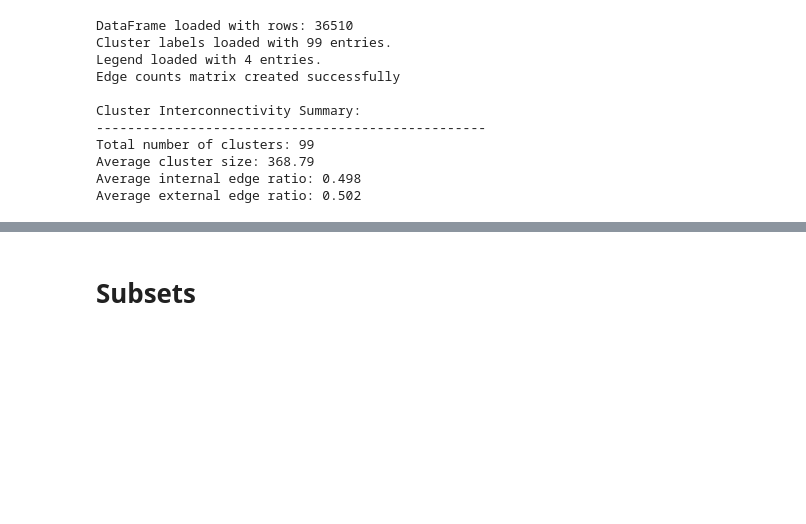
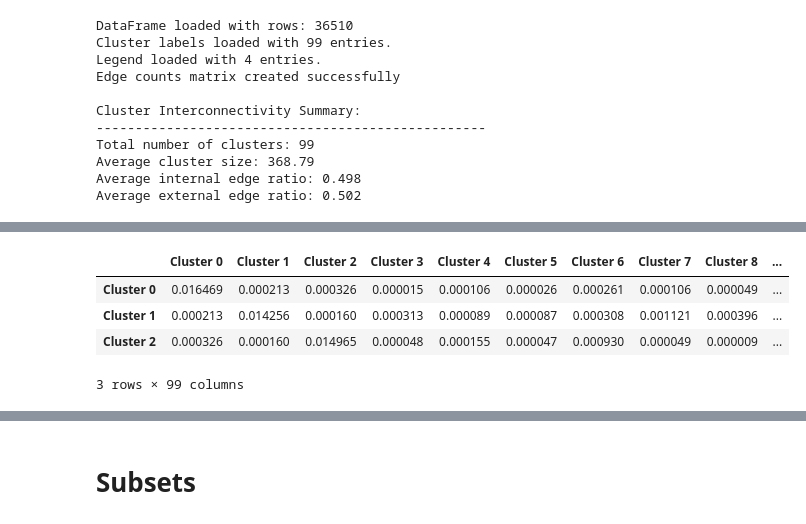
Before and after one commit to jarolim14/SSRI-Evolution, a Jupyter notebook: notebooks/09.1-ClusterIntercon.ipynb, the cells around one changed output, grey strips where cells are left out. Drawn from its saved outputs; the diff is of its cells as text; code cells hidden in the pictures; blank space fills up the shorter version.

```diff
--- a/notebooks/09.1-ClusterIntercon.ipynb
+++ b/notebooks/09.1-ClusterIntercon.ipynb
@@ -412,2 +414,10 @@ edge_counts_df.head(2)
+# %%
+normalized_df.head(3)
+# %% [output]
+|  | Cluster 0 | Cluster 1 | Cluster 2 | Cluster 3 | Cluster 4 | Cluster 5 | Cluster 6 | Cluster 7 | Cluster 8 | ... |
+| Cluster 0 | 0.016469 | 0.000213 | 0.000326 | 0.000015 | 0.000106 | 0.000026 | 0.000261 | 0.000106 | 0.000049 | ... |
+| Cluster 1 | 0.000213 | 0.014256 | 0.000160 | 0.000313 | 0.000089 | 0.000087 | 0.000308 | 0.001121 | 0.000396 | ... |
+| Cluster 2 | 0.000326 | 0.000160 | 0.014965 | 0.000048 | 0.000155 | 0.000047 | 0.000930 | 0.000049 | 0.000009 | ... |
+3 rows × 99 columns
 # %%
 # Plot heatmap for all clusters
```
Also changed, not shown: parts of 8 cells of this notebook, 21 other files.
